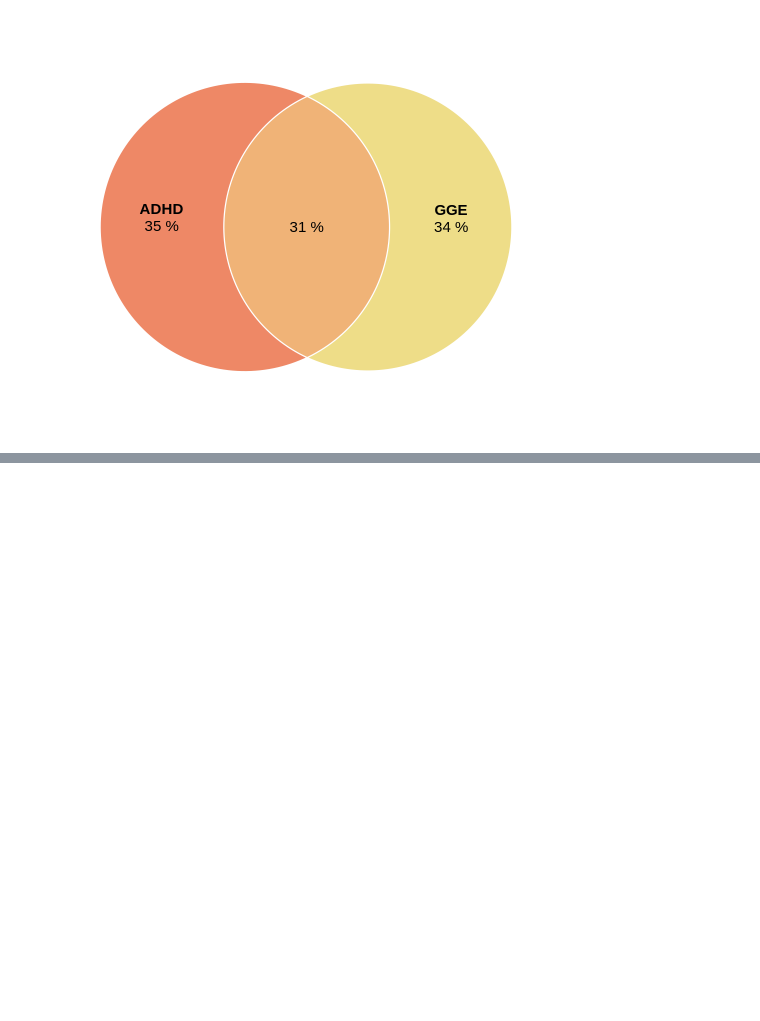
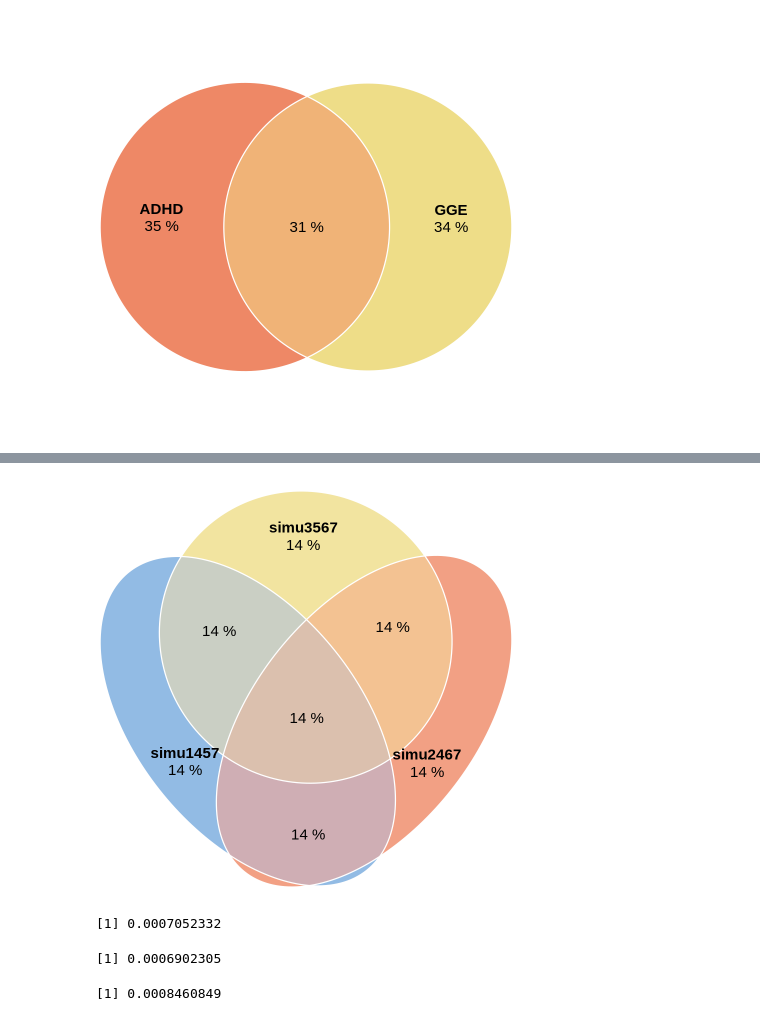
Before and after one commit to precimed/mix3r, a Jupyter notebook: euler.ipynb, the cells around one changed output, grey strips where cells are left out. Cells and saved outputs as stored; diff of their text form; code cells hidden in the pictures; blank space fills up the shorter version.

```diff
--- a/euler.ipynb
+++ b/euler.ipynb
@@ -169,3 +169,20 @@ A data.table: 1 × 28
 | run_id | p_1 | sb2_1 | s02_1 | success_1 | p_2 | sb2_2 | s02_2 | success_2 | p_3 | ⋯ | rho_13 | ... |
 | <chr> | <dbl> | <dbl> | <dbl> | <lgl> | <dbl> | <dbl> | <dbl> | <lgl> | <dbl> | ⋯ | <dbl> | ... |
 | export/mix3r_export_bdbiobank_bdc... | 0.002316412 | 1.501398e-05 | 1.016846 | TRUE | 0.00338275 | 4.802223e-05 | 1.048159 | TRUE | 0.004683908 | ⋯ | 0.7917527 | ... |
+# %%
+vec2plot = c("1"=4,"2"=4,"3"=4,"1&2"=2,"1&3"=2,"2&3"=2,"1&2&3"=1)
+fit <- euler(vec2plot, input="union", shape="ellipse")
+# Show, don't plot
+plot(fit,
+     fills = list(fill=colors, alpha=0.8),
+     labels = list(labels=labels, col="black", fontsize=18),
+     edges = list(col="white", lex=2),
+     quantities = list(type="percent", fontsize=18))
+# %% [output]
+[figure, added]
+# %%
+best$p_1; best$p_2; best$p_3
+# %% [output]
+[1] 0.0007052332
+[1] 0.0006902305
+[1] 0.0008460849
```
Also changed, not shown: parts of 4 cells of this notebook, 2 other files.
